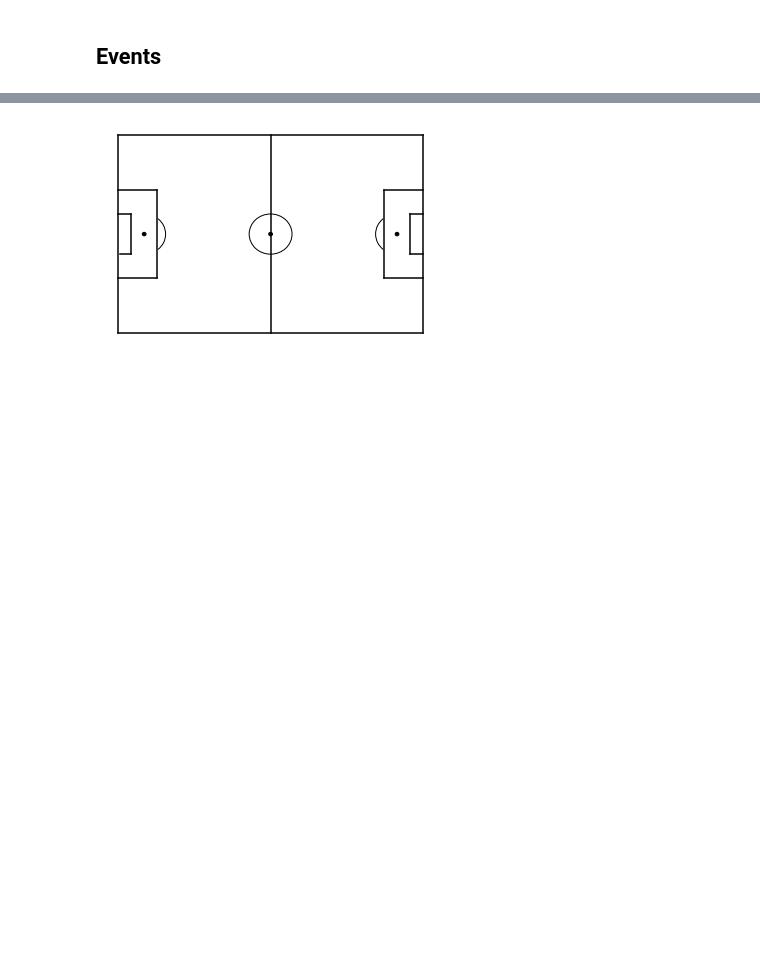
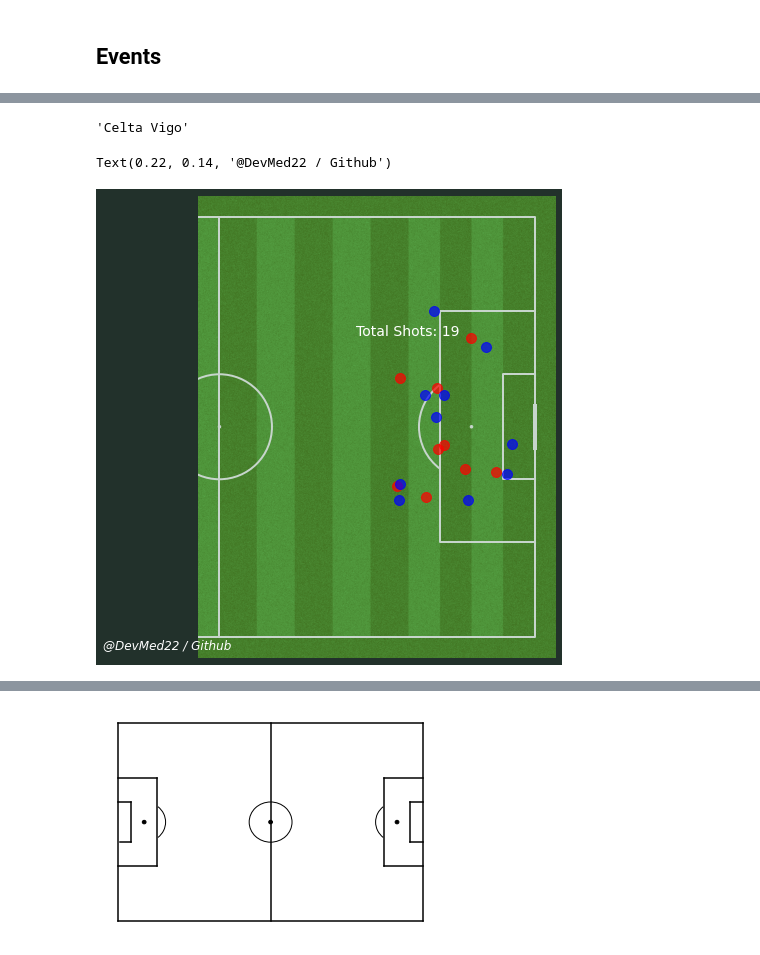
Before and after one commit to DevMed22/slam-dunk-2, a Jupyter notebook: soccer-analytics/statsbomb.ipynb, the cells around one changed output, grey strips where cells are left out. Drawn from its saved outputs; the diff is of its cells as text; code cells hidden in the pictures; blank space fills up the shorter version.

Commit message:
statsbomb v-3

```diff
--- a/soccer-analytics/statsbomb.ipynb
+++ b/soccer-analytics/statsbomb.ipynb
@@ -172,0 +260,57 @@ events['shots']
+# %%
+events['shots']['possession_team'][5]
+# %% [output]
+'Celta Vigo'
+# %%
+fig, ax = plt.subplots(figsize=(13,8.5))
+fig.set_facecolor('#22312b')
+ax.patch.set_facecolor('#22312b')
+
+#The statsbomb pitch from mplsoccer
+pitch = Pitch(pitch_type='statsbomb', half=True,
+              pitch_color='grass', line_color='#c7d5cc',stripe = True)
+
+pitch.draw(ax=ax)
+
+#I invert the axis to make it so I am viewing it how I want
+plt.gca().invert_yaxis()
+
+#plot the points, you can use a for loop to plot the different outcomes if you want
+x_h=[]
+y_h=[]
+x_w=[]
+y_w=[]
+for i,shot in events['shots'].iterrows():
+  if events['shots']['possession_team'][i]==h:
+    x_h.append(shot['location'][0])
+    y_h.append(shot['location'][1])
+  elif events['shots']['possession_team'][i]==w:
+    x_w.append(shot['location'][0])
+    y_w.append(shot['location'][1])
+
+# for i,shot in events['shots'][].iterrows():
+#     x.append(shot['location'][0])
+#     y.append(shot['location'][1])
+
+plt.scatter(x_h,y_h, s=100,c='red',alpha=.7)
+
+plt.scatter(x_w,y_w, s=100,c='blue',alpha=.7)
+
+# s=f'{h} Shots vs {w}'
+# fig_text(s=s,
+#         x=.27,y=.9,
+#         fontfamily='Andale Mono',
+#         fontsize=24,
+#         color=text_color)
+
+total_shots = len(events['shots'])
+
+fig_text(s=f'Total Shots: {total_shots}',
+        x=.49, y =.67, fontsize=14,fontfamily='Andale Mono',color='white')
+
+fig.text(.22,.14,f'@DevMed22 / Github',fontstyle='italic',fontsize=12,fontfamily='Andale Mono',color='white')
+
+#plt.savefig('bcnjuveshots.png',dpi=300,bbox_inches = 'tight',facecolor='#22312b')
+# %% [output]
+Text(0.22, 0.14, '@DevMed22 / Github')
+[figure, added]
```
Also changed, not shown: parts of 14 cells of this notebook.
